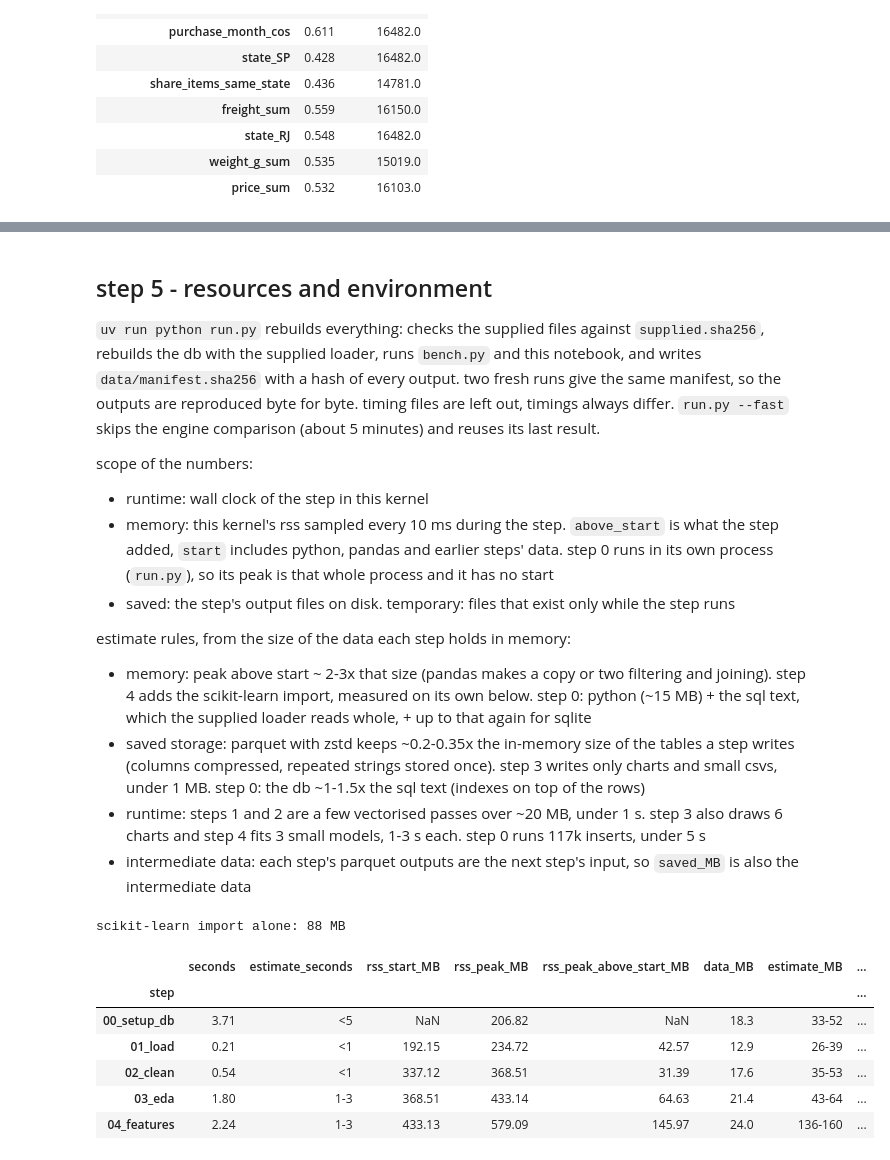
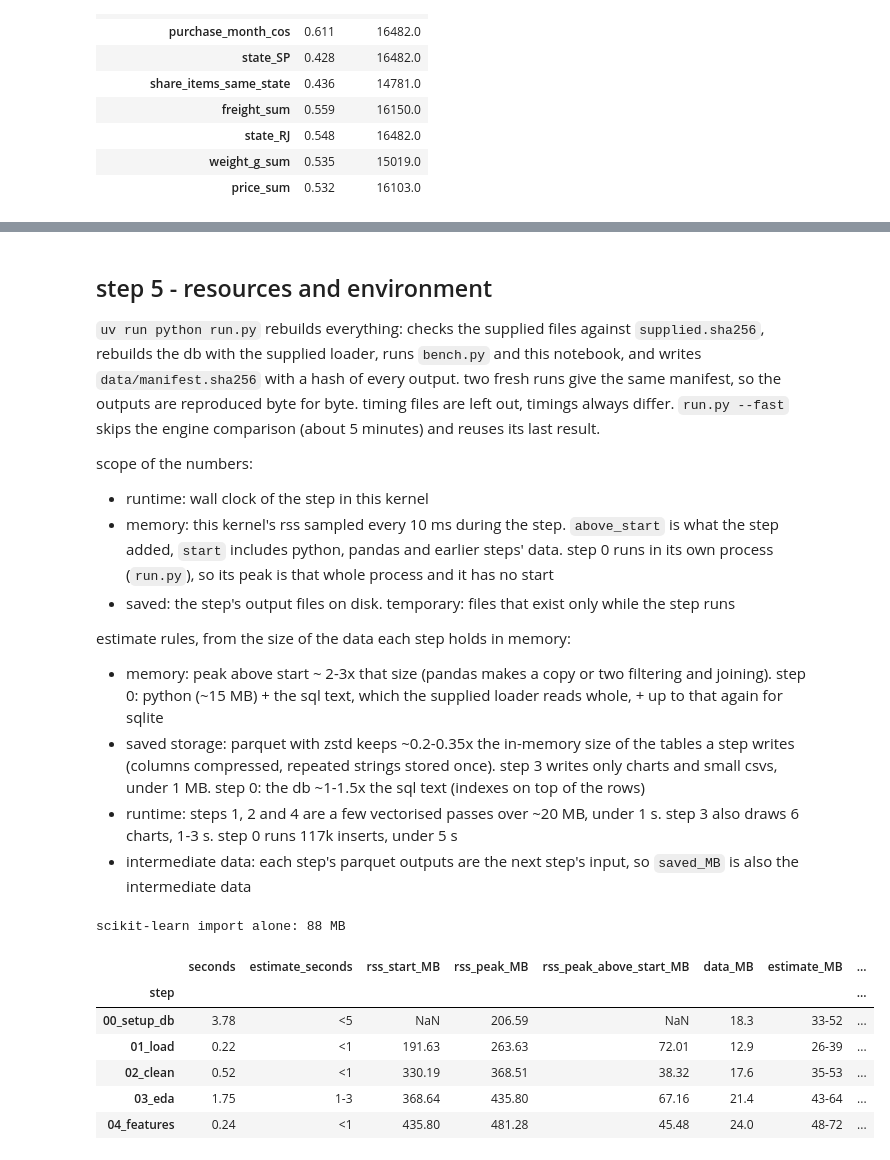
Before and after one commit to 11NOel11/eng2040-assignment1, a Jupyter notebook: pipeline.ipynb, the cells around one changed output, grey strips where cells are left out. Drawn from its saved outputs; the diff is of its cells as text; code cells hidden in the pictures.

Commit message:
fix: identical features across platforms, check model after step 4 numbers, key decisions in report

```diff
--- a/pipeline.ipynb
+++ b/pipeline.ipynb
@@ -1052,40 +1052,40 @@ scope of the numbers:
 - saved: the step's output files on disk. temporary: files that exist only while the step runs
 
 estimate rules, from the size of the data each step holds in memory:
-- memory: peak above start ~ 2-3x that size (pandas makes a copy or two filtering and joining). step 4 adds the scikit-learn import, measured on its own below. step 0: python (~15 MB) + the sql text, which the supplied loader reads whole, + up to that again for sqlite
+- memory: peak above start ~ 2-3x that size (pandas makes a copy or two filtering and joining). step 0: python (~15 MB) + the sql text, which the supplied loader reads whole, + up to that again for sqlite
 - saved storage: parquet with zstd keeps ~0.2-0.35x the in-memory size of the tables a step writes (columns compressed, repeated strings stored once). step 3 writes only charts and small csvs, under 1 MB. step 0: the db ~1-1.5x the sql text (indexes on top of the rows)
-- runtime: steps 1 and 2 are a few vectorised passes over ~20 MB, under 1 s. step 3 also draws 6 charts and step 4 fits 3 small models, 1-3 s each. step 0 runs 117k inserts, under 5 s
+- runtime: steps 1, 2 and 4 are a few vectorised passes over ~20 MB, under 1 s. step 3 also draws 6 charts, 1-3 s. step 0 runs 117k inserts, under 5 s
 - intermediate data: each step's parquet outputs are the next step's input, so `saved_MB` is also the intermediate data
 # %%
 OUT, done = track("05_resources")
 res = pd.DataFrame([json.loads(p.read_text()) for p in sorted(DATA.glob("0[0-4]*/resources.json"))]).set_index("step")
 res["data_MB"] = res.in_memory_MB.apply(lambda d: round(sum(d.values()), 1))
-# step 4 also imports scikit-learn for the check model. its import alone, measured in a fresh process:
+# the check model after step 4 imports scikit-learn. its import alone, measured in a fresh process:
 import subprocess
 peak = lambda code: float(subprocess.run([sys.executable, "-c", code + "\nimport resource, sys; print(resource.getrusage(resource.RUSAGE_SELF).ru_maxrss / (1e6 if sys.platform == 'darwin' else 1e3))"],
                                          capture_output=True, text=True, check=True).stdout)
 sk = round(peak("import pandas, sklearn.ensemble, sklearn.metrics") - peak("import pandas"))
 print("scikit-learn import alone:", sk, "MB")
-res["estimate_MB"] = [f"{2 * m + (sk if s == '04_features' else 0):.0f}-{3 * m + (sk if s == '04_features' else 0):.0f}" for s, m in res.data_MB.items()]
+res["estimate_MB"] = res.data_MB.apply(lambda m: f"{2 * m:.0f}-{3 * m:.0f}")
 res.loc["00_setup_db", "estimate_MB"] = res.estimate_peak_MB["00_setup_db"]  # whole process, see run.py
 res["saved_MB"] = res.saved_MB.apply(lambda d: round(sum(d.values()), 2))
 written = {"00_setup_db": ["raw.sql text"], "01_load": ["orders", "items"], "02_clean": ["orders", "items", "changes"], "04_features": ["features"]}  # tables each step saves
 k = {"00_setup_db": (1, 1.5)}  # parquet with zstd: (0.2, 0.35)
 res["estimate_saved_MB"] = [f"{k.get(s, (.2, .35))[0] * m:.1f}-{k.get(s, (.2, .35))[1] * m:.1f}" if (m := sum(res.in_memory_MB[s][t] for t in written.get(s, []))) else "<1" for s in res.index]
-res["estimate_seconds"] = pd.Series({"00_setup_db": "<5", "01_load": "<1", "02_clean": "<1", "03_eda": "1-3", "04_features": "1-3"})
+res["estimate_seconds"] = pd.Series({"00_setup_db": "<5", "01_load": "<1", "02_clean": "<1", "03_eda": "1-3", "04_features": "<1"})
 bench = pd.read_csv(DATA / "01_load" / "bench.csv")
 res["temporary_MB"] = 0.0  # no step keeps temporary files, except:
 res.loc["01_load", "temporary_MB"] = bench.sqlite_MB.max() + bench.parquet_MB.max()  # 10x db + its parquet copy in bench.py
 summary = res[["seconds", "estimate_seconds", "rss_start_MB", "rss_peak_MB", "rss_peak_above_start_MB", "data_MB", "estimate_MB", "saved_MB", "estimate_saved_MB", "temporary_MB"]]
 summary.to_csv(OUT / "resources_summary.csv")
 summary
 # %% [output]
 scikit-learn import alone: 88 MB
 |  | seconds | estimate_seconds | rss_start_MB | rss_peak_MB | rss_peak_above_start_MB | data_MB | estimate_MB | ... |
 | step |  |  |  |  |  |  |  | ... |
-| 00_setup_db | 3.71 | <5 | NaN | 206.82 | NaN | 18.3 | 33-52 | ... |
-| 01_load | 0.21 | <1 | 192.15 | 234.72 | 42.57 | 12.9 | 26-39 | ... |
-| 02_clean | 0.54 | <1 | 337.12 | 368.51 | 31.39 | 17.6 | 35-53 | ... |
-| 03_eda | 1.80 | 1-3 | 368.51 | 433.14 | 64.63 | 21.4 | 43-64 | ... |
-| 04_features | 2.24 | 1-3 | 433.13 | 579.09 | 145.97 | 24.0 | 136-160 | ... |
+| 00_setup_db | 3.78 | <5 | NaN | 206.59 | NaN | 18.3 | 33-52 | ... |
+| 01_load | 0.22 | <1 | 191.63 | 263.63 | 72.01 | 12.9 | 26-39 | ... |
+| 02_clean | 0.52 | <1 | 330.19 | 368.51 | 38.32 | 17.6 | 35-53 | ... |
+| 03_eda | 1.75 | 1-3 | 368.64 | 435.80 | 67.16 | 21.4 | 43-64 | ... |
+| 04_features | 0.24 | <1 | 435.80 | 481.28 | 45.48 | 24.0 | 48-72 | ... |
 # %% [markdown]
```
Also changed, not shown: parts of 13 cells of this notebook, 3 other files.
